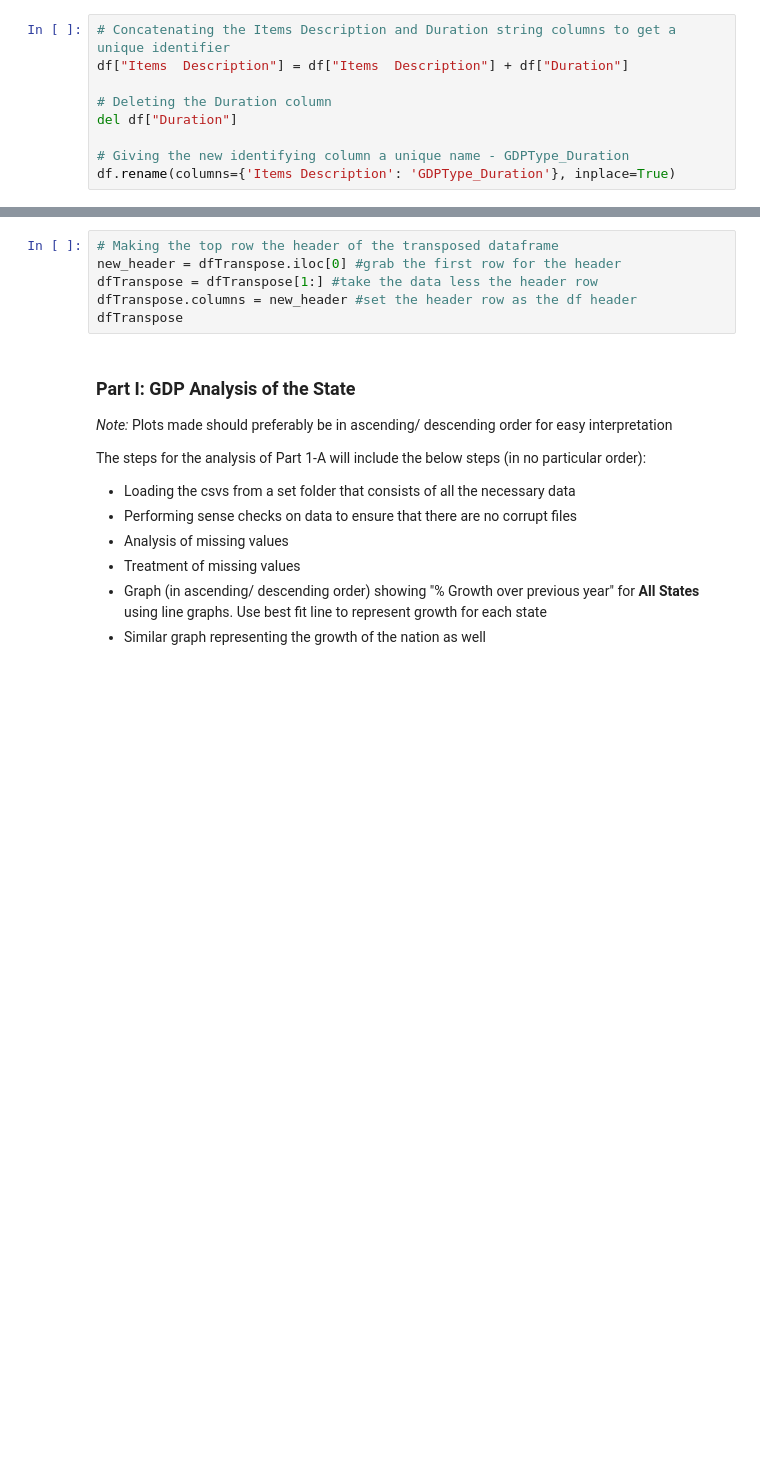
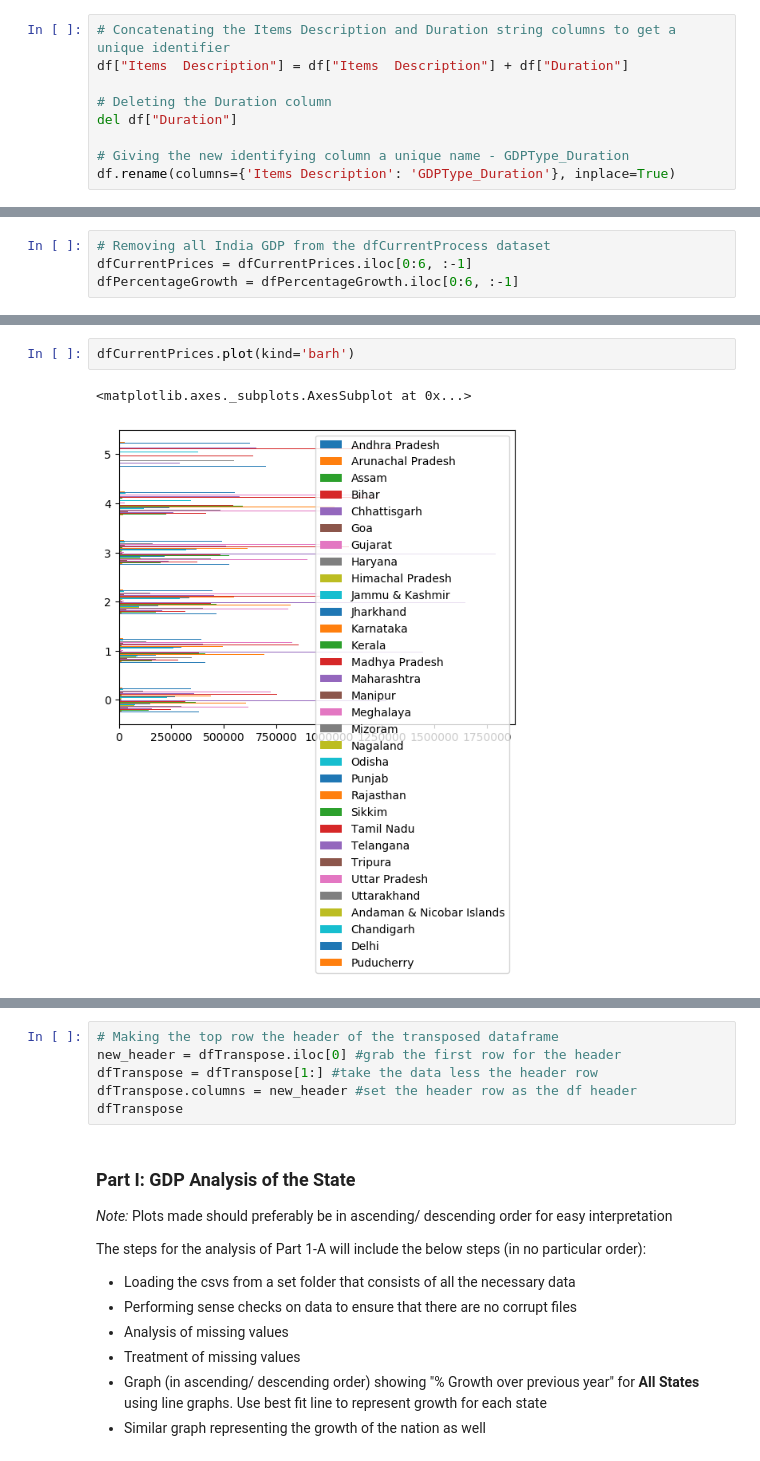
Before and after one commit to anishmahapatra/MasterDataScience, a Jupyter notebook: Course02-statisticsAndEDA/Module09-GDPassignment/GDP Analysis.ipynb, the cells around one changed output, grey strips where cells are left out. Saved outputs shown, nothing was run; the diff lists cells and outputs as text; blank space fills up the shorter version.

```diff
--- a/Course02-statisticsAndEDA/Module09-GDPassignment/GDP Analysis.ipynb
+++ b/Course02-statisticsAndEDA/Module09-GDPassignment/GDP Analysis.ipynb
@@ -303,0 +353,4 @@ Now, we put forth some focus to understand the level of the data at hand
+# %%
+# Removing all India GDP from the dfCurrentProcess dataset
+dfCurrentPrices = dfCurrentPrices.iloc[0:6, :-1]
+dfPercentageGrowth = dfPercentageGrowth.iloc[0:6, :-1]
@@ -304,3 +381,8 @@ Now, we put forth some focus to understand the level of the data at hand
+# %%
+dfCurrentPrices.plot(kind='barh')
+# %% [output]
+<matplotlib.axes._subplots.AxesSubplot at 0x...>
+[figure, added]
 # %%
 # Viewing the head of the transposed dataset
 dfTranspose = df.transpose()
```
Also changed, not shown: parts of 17 cells of this notebook, 6 other files.
